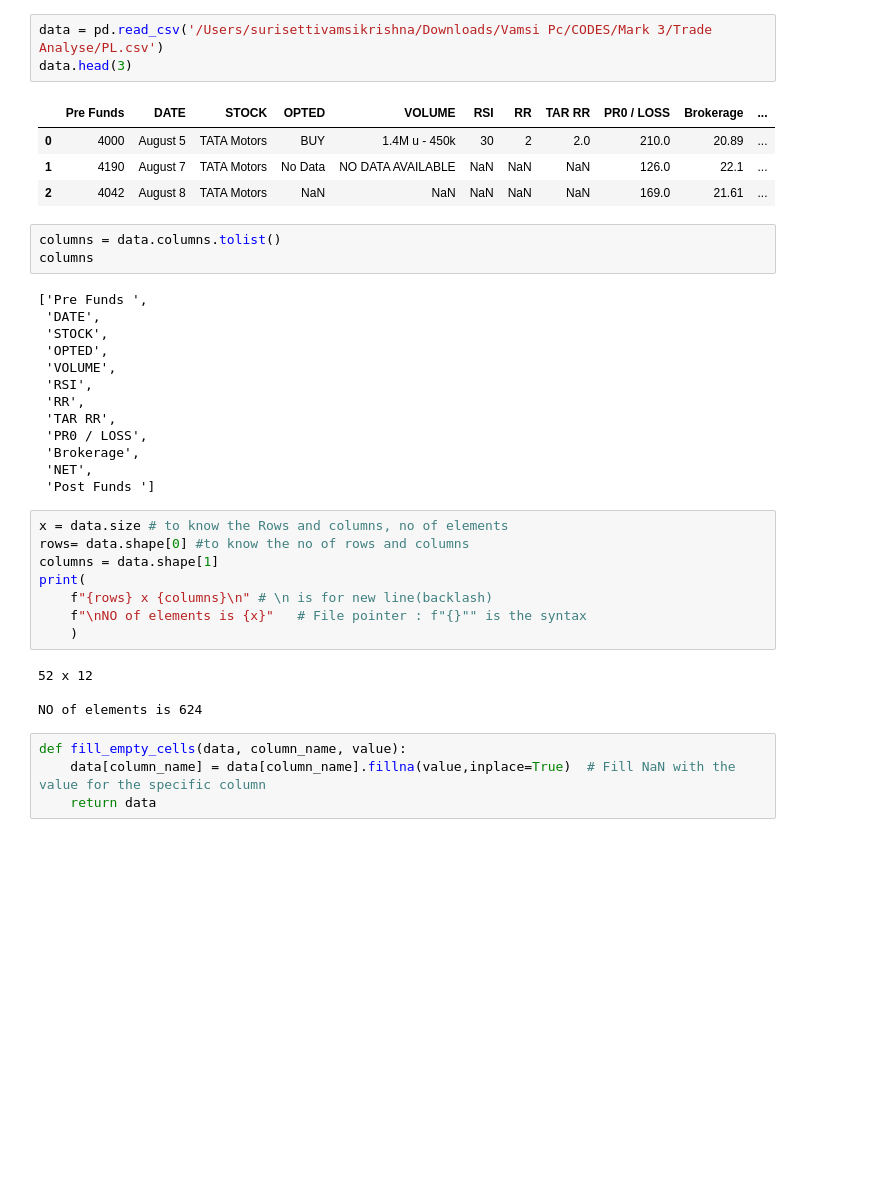
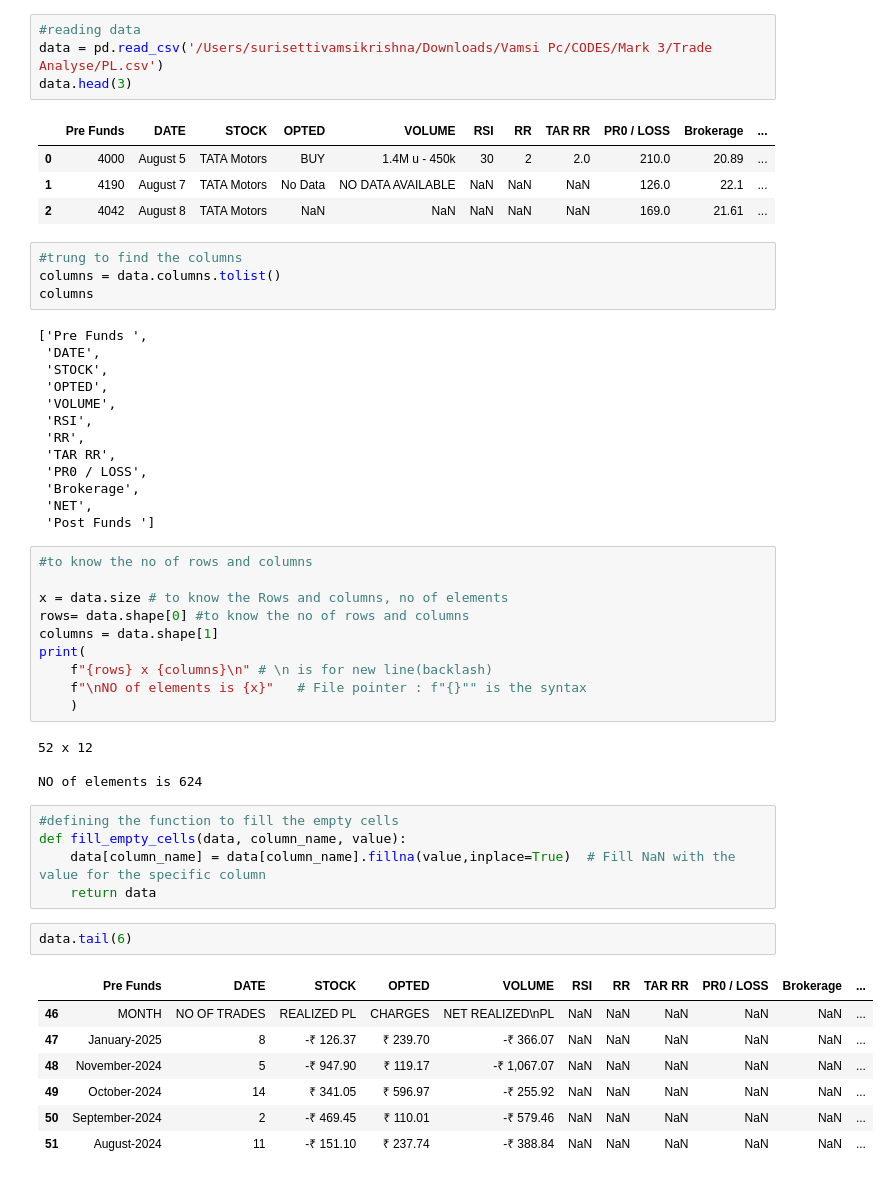
Before and after one commit to Vamsi-Krishna-24/My_Intraday_Analysis, a Jupyter notebook: anlayse.ipynb, the cells around one changed output. Cells and saved outputs as stored; diff of their text form; blank space fills up the shorter version.

```diff
--- a/anlayse.ipynb
+++ b/anlayse.ipynb
@@ -3,6 +5,7 @@ import pandas as pd
 import numpy as np
 import matplotlib.pyplot as plt
 # %%
+#reading data
 data = pd.read_csv('/Users/surisettivamsikrishna/Downloads/Vamsi Pc/CODES/Mark 3/Trade Analyse/PL.csv')
 data.head(3)
 # %% [output]
@@ -11,6 +14,7 @@ data.head(3)
 | 1 | 4190 | August 7 | TATA Motors | No Data | NO DATA AVAILABLE | NaN | NaN | NaN | 126.0 | 22.1 | ... |
 | 2 | 4042 | August 8 | TATA Motors | NaN | NaN | NaN | NaN | NaN | 169.0 | 21.61 | ... |
 # %%
+#trung to find the columns
 columns = data.columns.tolist()
 columns
 # %% [output]
@@ -27,6 +31,8 @@ columns
  'NET',
  'Post Funds ']
 # %%
+#to know the no of rows and columns
+
 x = data.size # to know the Rows and columns, no of elements
 rows= data.shape[0] #to know the no of rows and columns
 columns = data.shape[1]
@@ -39,6 +45,17 @@ print(
 
 NO of elements is 624
 # %%
+#defining the function to fill the empty cells
 def fill_empty_cells(data, column_name, value):
     data[column_name] = data[column_name].fillna(value,inplace=True)  # Fill NaN with the value for the specific column
     return data
+# %%
+data.tail(6)
+# %% [output]
+|  | Pre Funds | DATE | STOCK | OPTED | VOLUME | RSI | RR | TAR RR | PR0 / LOSS | Brokerage | ... |
+| 46 | MONTH | NO OF TRADES | REALIZED PL | CHARGES | NET REALIZED\nPL | NaN | NaN | NaN | NaN | NaN | ... |
+| 47 | January-2025 | 8 | -₹ 126.37 | ₹ 239.70 | -₹ 366.07 | NaN | NaN | NaN | NaN | NaN | ... |
+| 48 | November-2024 | 5 | -₹ 947.90 | ₹ 119.17 | -₹ 1,067.07 | NaN | NaN | NaN | NaN | NaN | ... |
+| 49 | October-2024 | 14 | ₹ 341.05 | ₹ 596.97 | -₹ 255.92 | NaN | NaN | NaN | NaN | NaN | ... |
+| 50 | September-2024 | 2 | -₹ 469.45 | ₹ 110.01 | -₹ 579.46 | NaN | NaN | NaN | NaN | NaN | ... |
+| 51 | August-2024 | 11 | -₹ 151.10 | ₹ 237.74 | -₹ 388.84 | NaN | NaN | NaN | NaN | NaN | ... |
```
Also changed, not shown: parts of 16 cells of this notebook.
